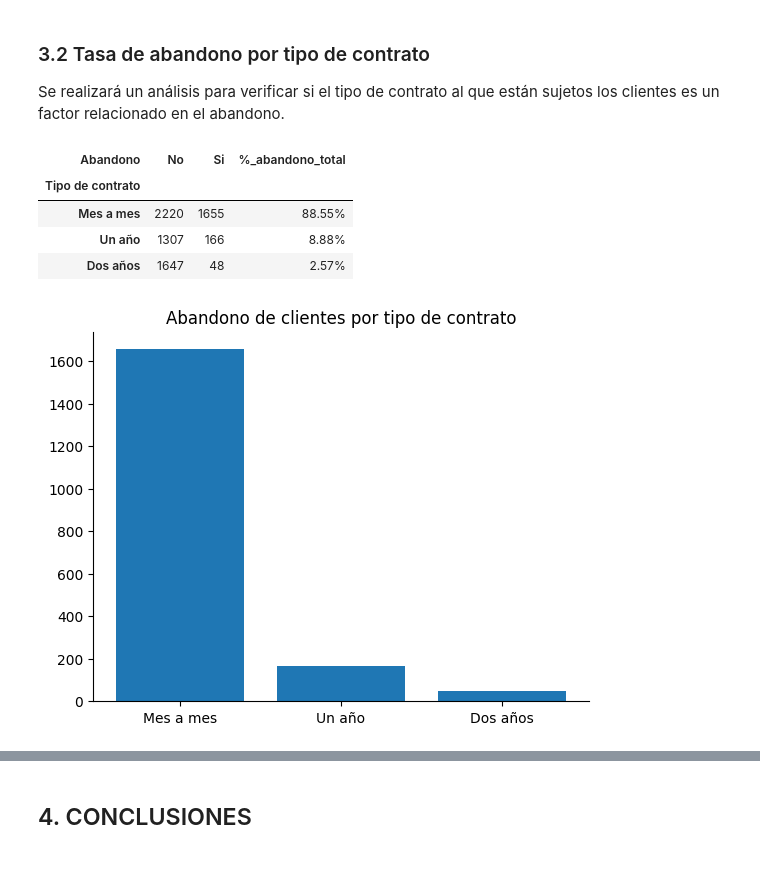
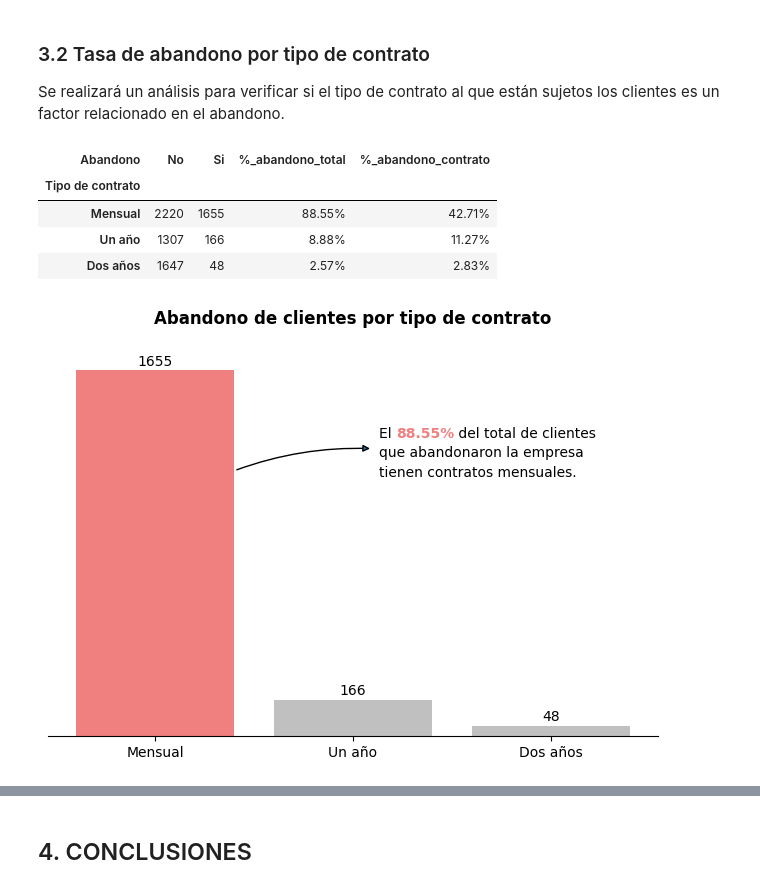
Before and after one commit to ecordovag/telecomx, a Jupyter notebook: telecom_x.ipynb, the cells around one changed output, grey strips where cells are left out. Saved outputs shown, nothing was run; the diff lists cells and outputs as text; code cells hidden in the pictures.

Commit message:
Tasa de abandono por tipo de contrato

```diff
--- a/telecom_x.ipynb
+++ b/telecom_x.ipynb
@@ -522,10 +524,11 @@ df_abandono
 Se realizará un análisis para verificar si el tipo de contrato al que están sujetos los clientes es un factor relacionado en el abandono.
 # %%
 # Creación del dataframe de abandono de clientes por tipo de contrato
+
 df_abandono_contrato = pd.crosstab(index=df_final['contract_type'], columns=df_final['churn'], rownames=['Tipo de contrato'], colnames=['Abandono'])
 
 # Renombrar los valores de las filas y columnas del dataframe creado
-df_abandono_contrato.rename(index={'Month-to-month':'Mes a mes', 'One year':'Un año', 'Two year':'Dos años'}, inplace=True)
+df_abandono_contrato.rename(index={'Month-to-month':'Mensual', 'One year':'Un año', 'Two year':'Dos años'}, inplace=True)
 df_abandono_contrato.rename(columns={0:'No', 1:'Si'}, inplace=True)
 
 # Crear la columna %_abandono_total
@@ -533,23 +536,64 @@ df_abandono_contrato.rename(columns={0:'No', 1:'Si'}, inplace=True)
 df_abandono_contrato['%_abandono_total'] = df_abandono_contrato['Si'] * 100 / df_abandono_contrato['Si'].sum()
 df_abandono_contrato['%_abandono_total'] = df_abandono_contrato['%_abandono_total'].map(lambda x: f'{x:.2f}%')
 
+# Crear la columna %_abandono_contrato
+# Los valores indican el porcentaje de clientes de cada tipo de contrato que abandondaron la empresa
+df_abandono_contrato['%_abandono_contrato'] = df_abandono_contrato['Si'] * 100 / (df_abandono_contrato['No'] + df_abandono_contrato['Si'])
+df_abandono_contrato['%_abandono_contrato'] = df_abandono_contrato['%_abandono_contrato'].map(lambda x: f'{x:.2f}%')
+
 df_abandono_contrato
 # %% [output]
-| Abandono | No | Si | %_abandono_total |
-| Tipo de contrato |  |  |  |
-| Mes a mes | 2220 | 1655 | 88.55% |
-| Un año | 1307 | 166 | 8.88% |
-| Dos años | 1647 | 48 | 2.57% |
+| Abandono | No | Si | %_abandono_total | %_abandono_contrato |
+| Tipo de contrato |  |  |  |  |
+| Mensual | 2220 | 1655 | 88.55% | 42.71% |
+| Un año | 1307 | 166 | 8.88% | 11.27% |
+| Dos años | 1647 | 48 | 2.57% | 2.83% |
 # %%
 # Creación de gráfico de barras
+
+# Elección de colores de las barras
+colores =[]
+for contrato in df_abandono_contrato.index:
+  if contrato == 'Mensual':
+    colores.append('lightcoral')
+  else:
+    colores.append('silver')
+
 fig, ax = plt.subplots()
 
-ax.bar(x=df_abandono_contrato.index, height=df_abandono_contrato['Si'])
-ax.set_title('Abandono de clientes por tipo de contrato')
+ax.bar(x=df_abandono_contrato.index, height=df_abandono_contrato['Si'], color=colores)
 
+# Anotaciones de la gráfica
+
+# Valor de las barras
+for c in df_abandono_contrato.index:
+    ax.text(c, df_abandono_contrato['Si'][c]+20,df_abandono_contrato['Si'][c], ha='center')
+
+# Flecha
+ax.annotate('',
+             xy=(0.4,1200),
+             xytext=(1.1,1300),
+             arrowprops=dict(arrowstyle="<|-", connectionstyle="arc3,rad=0.1")
+             )
+
+# Texto con partes resaltadas
+ax_text(x=1.13, y=1400,
+        s=f'El <{df_abandono_contrato['%_abandono_total'].iloc[0]}> del total de clientes\nque abandonaron la empresa\ntienen contratos mensuales.',
+        highlight_textprops=[{"fontweight": 'bold', 'color':'lightcoral'}]
+        )
+
+# Agregar título
+ax.set_title('Abandono de clientes por tipo de contrato', pad=20, weight='bold')
+
+# Quitar los ticks del eje y
+ax.set_yticks([])
+
+# Eliminación de líneas de recuadro de la gráfica
 ax.spines['top'].set_visible(False)
 ax.spines['right'].set_visible(False)
+ax.spines['left'].set_visible(False)
 
+plt.tight_layout()
 plt.show()
 # %% [output]
-[figure, old version]
+[figure, new version]
```
Also changed, not shown: parts of 4 cells of this notebook.
